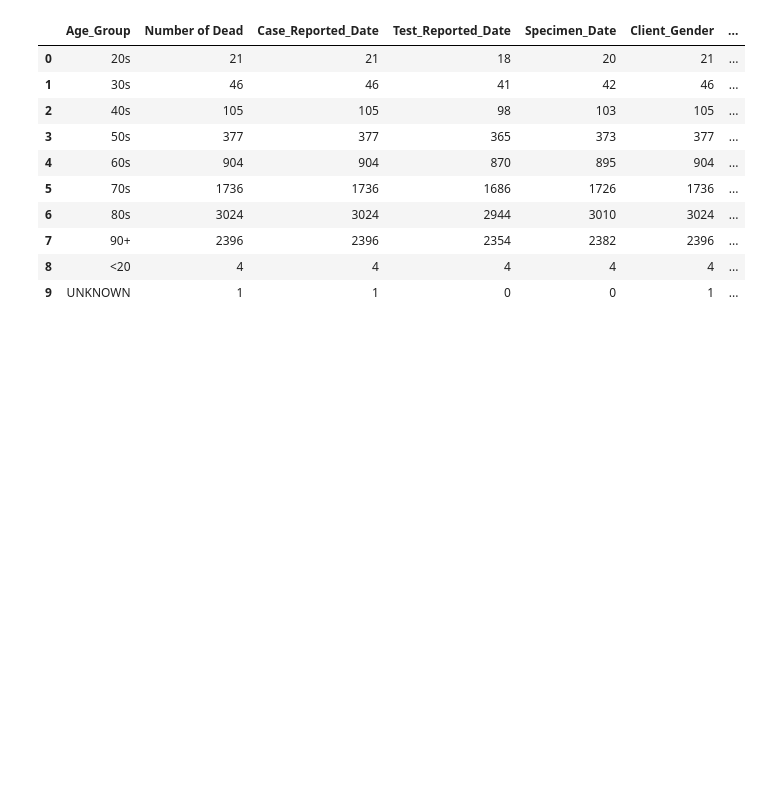
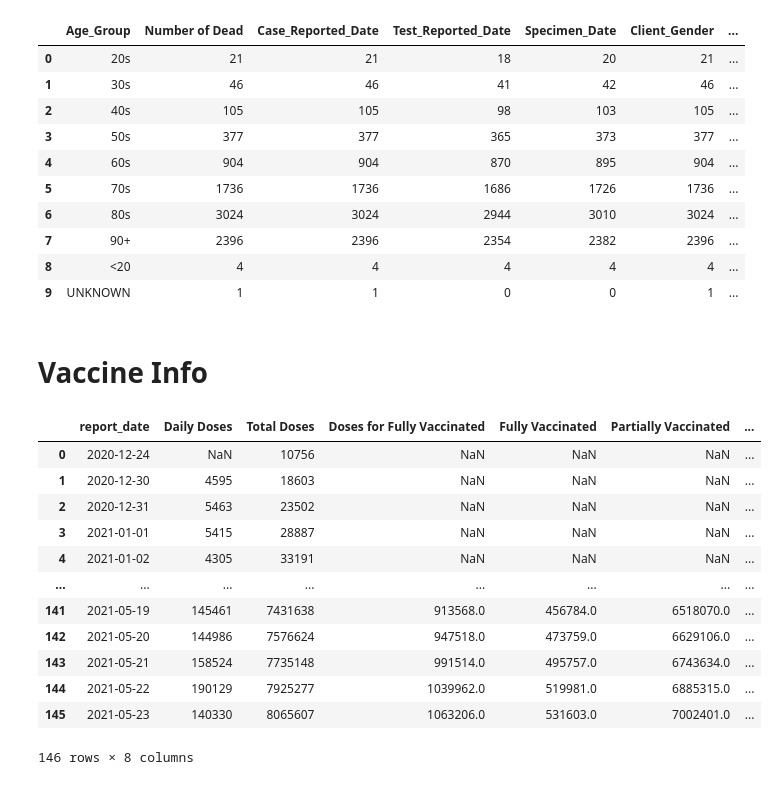
Before and after one commit to minix1234/minix1234.github.io, a Jupyter notebook: pelican/notebooks/Ontario.ipynb, the cells around one changed output. Drawn from its saved outputs; the diff is of its cells as text; code cells hidden in the pictures; blank space fills up the shorter version.

```diff
--- a/pelican/notebooks/Ontario.ipynb
+++ b/pelican/notebooks/Ontario.ipynb
@@ -440,3 +440,27 @@ figpie.update_layout(
 )
 figpie.show()
 figpie.write_html("Ontariopie.html")
+# %% [markdown]
+# Vaccine Info
+# %%
+dfVC = pd.read_csv(vaccinestatus,parse_dates=[1])
+dfVC = dfVC.set_index('report_date')
+dfVC.columns=["Daily Doses","Total Doses","Doses for Fully Vaccinated","Fully Vaccinated"]
+dfVC["Partially Vaccinated"] = dfVC['Total Doses']-dfVC["Doses for Fully Vaccinated"]
+dfVC["Population Vaccinated"] = dfVC["Partially Vaccinated"]+dfVC["Fully Vaccinated"]
+dfVC["Vaccinated Percentage"] = dfVC["Population Vaccinated"]/14750000*100
+dfVC.reset_index()
+# %% [output]
+|  | report_date | Daily Doses | Total Doses | Doses for Fully Vaccinated | Fully Vaccinated | Partially Vaccinated | ... |
+| 0 | 2020-12-24 | NaN | 10756 | NaN | NaN | NaN | ... |
+| 1 | 2020-12-30 | 4595 | 18603 | NaN | NaN | NaN | ... |
+| 2 | 2020-12-31 | 5463 | 23502 | NaN | NaN | NaN | ... |
+| 3 | 2021-01-01 | 5415 | 28887 | NaN | NaN | NaN | ... |
+| 4 | 2021-01-02 | 4305 | 33191 | NaN | NaN | NaN | ... |
+| ... | ... | ... | ... | ... | ... | ... | ... |
+| 141 | 2021-05-19 | 145461 | 7431638 | 913568.0 | 456784.0 | 6518070.0 | ... |
+| 142 | 2021-05-20 | 144986 | 7576624 | 947518.0 | 473759.0 | 6629106.0 | ... |
+| 143 | 2021-05-21 | 158524 | 7735148 | 991514.0 | 495757.0 | 6743634.0 | ... |
+| 144 | 2021-05-22 | 190129 | 7925277 | 1039962.0 | 519981.0 | 6885315.0 | ... |
+| 145 | 2021-05-23 | 140330 | 8065607 | 1063206.0 | 531603.0 | 7002401.0 | ... |
+146 rows × 8 columns
```
Also changed, not shown: parts of 2 cells of this notebook, 8 other files.
